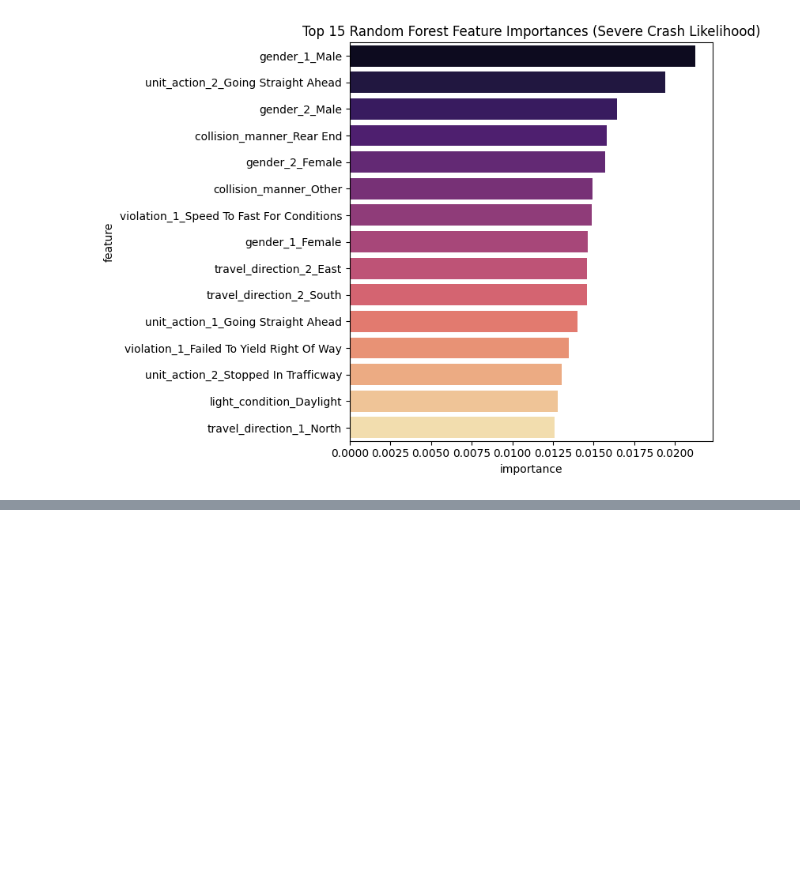
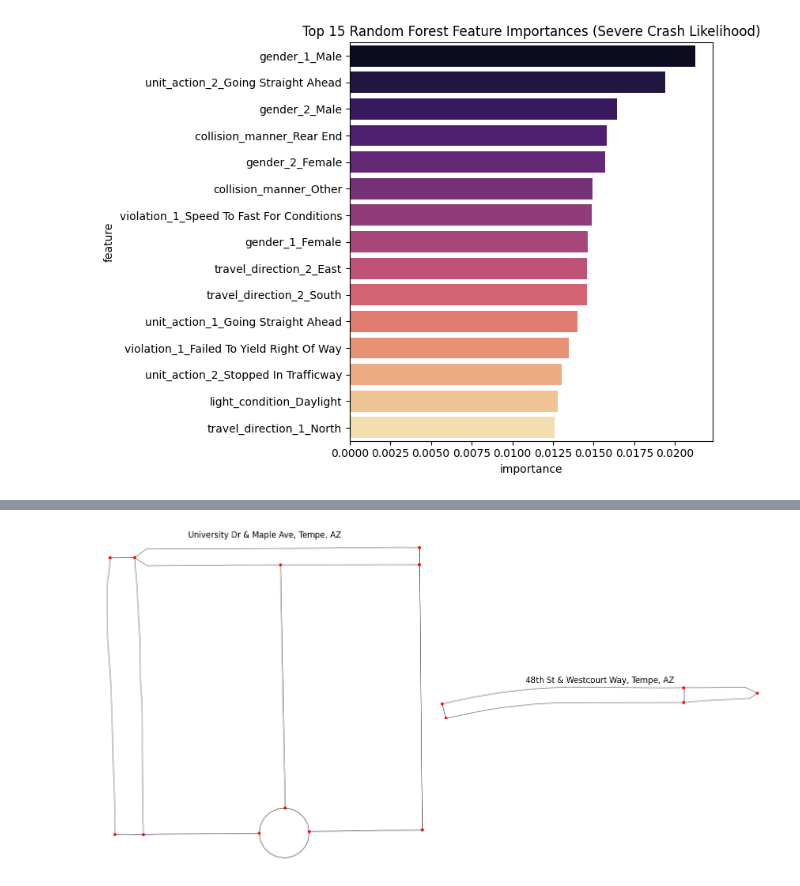
Before and after one commit to joshuadollison/CIS591, a Jupyter notebook: TEAM/ml analysis.ipynb, the cells around one changed output, grey strips where cells are left out. Saved outputs shown, nothing was run; the diff lists cells and outputs as text; code cells hidden in the pictures; blank space fills up the shorter version.

```diff
--- a/TEAM/ml analysis.ipynb
+++ b/TEAM/ml analysis.ipynb
@@ -780,0 +1211,29 @@ Passing `palette` without assigning `hue` is deprecated and will be removed in v
+# %%
+import matplotlib.pyplot as plt
+import osmnx as ox
+
+# Define intersections (lat, lon)
+sites = {
+    "University Dr & Maple Ave, Tempe, AZ": (33.42162, -111.93865),
+    "48th St & Westcourt Way, Tempe, AZ":   (33.40353, -111.97916)
+}
+
+# Download Tempe graph
+G = ox.graph_from_place("Tempe, Arizona, USA", network_type="drive")
+
+# Plot each intersection
+fig, axes = plt.subplots(1, 2, figsize=(14, 7))
+
+for ax, (name, coords) in zip(axes, sites.items()):
+    # Get subgraph within 150m of point
+    subgraph = ox.graph_from_point(coords, dist=150, network_type="drive")
+
+    # Plot
+    ox.plot_graph(subgraph, ax=ax, node_size=20, node_color="red",
+                  edge_color="gray", edge_linewidth=1, show=False, close=False)
+    ax.set_title(name, fontsize=12)
+
+plt.tight_layout()
+plt.show()
+# %% [output]
+[figure, added]
```
Also changed, not shown: parts of 5 cells of this notebook, 5 other files.
